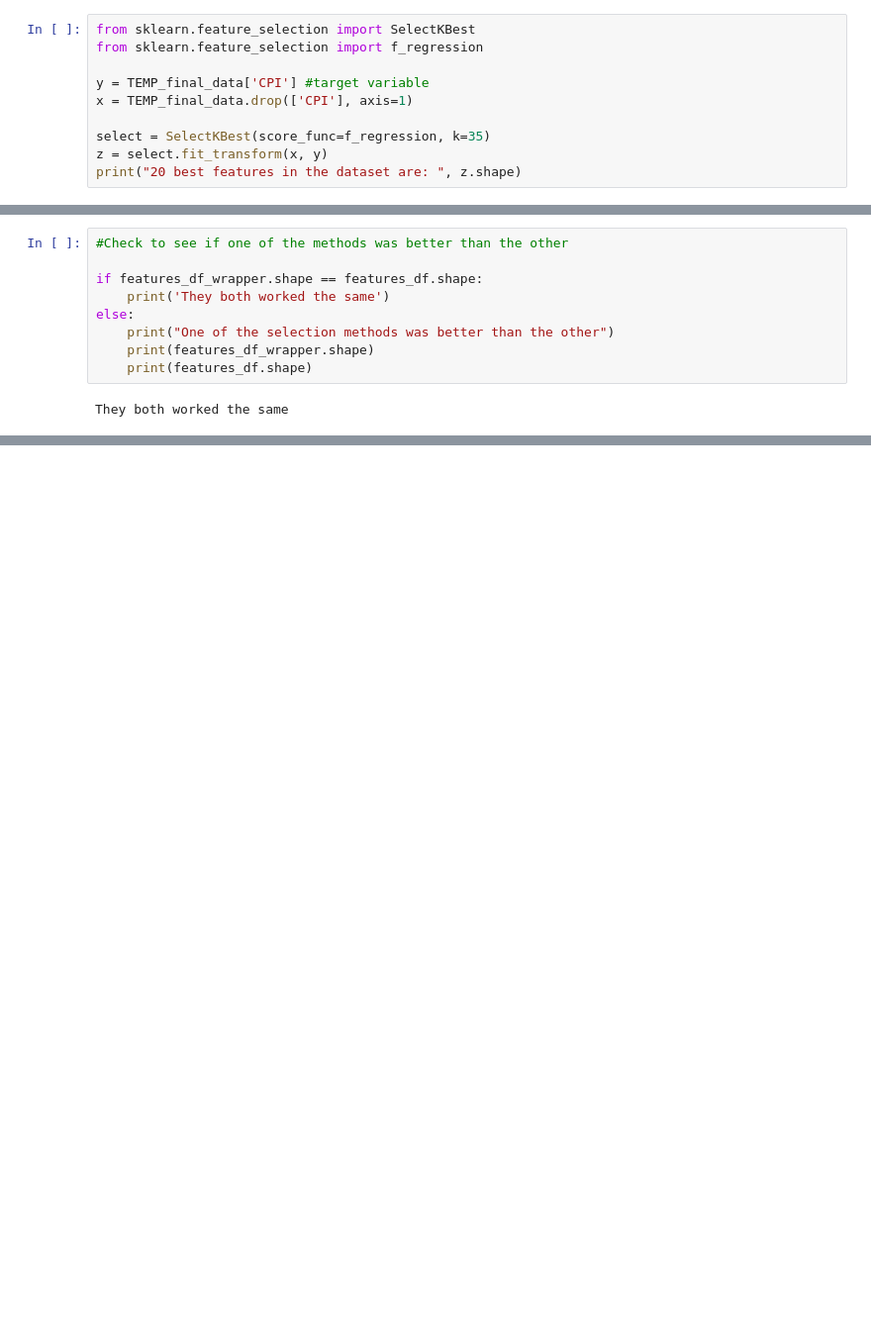
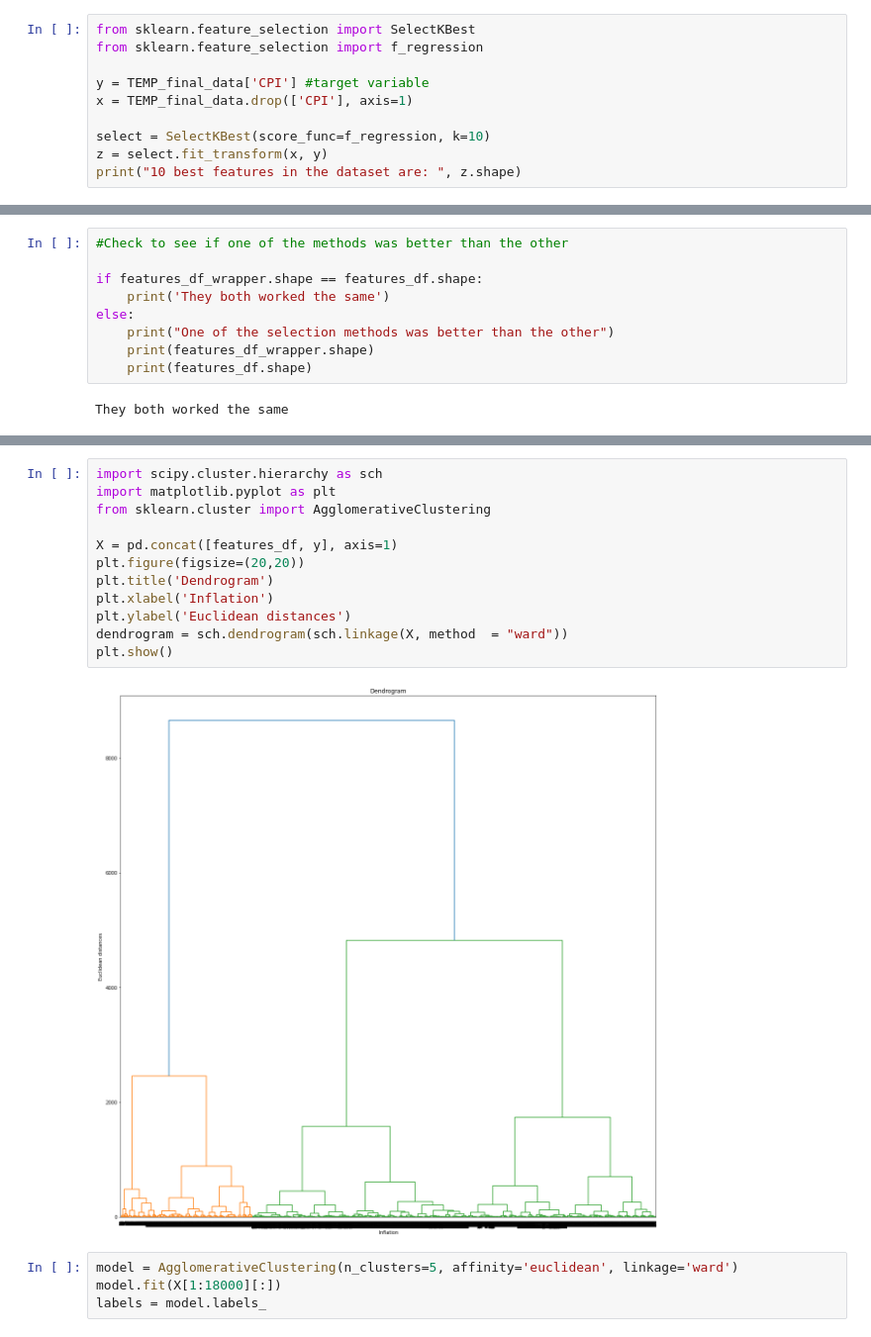
Before and after one commit to ConnorCallahan01/MLFinalProject, a Jupyter notebook: Machine Learning Final Project.ipynb, the cells around one changed output, grey strips where cells are left out. Shown at 99% size. Saved outputs shown, nothing was run; the diff lists cells and outputs as text; blank space fills up the shorter version.

```diff
--- a/Machine Learning Final Project.ipynb
+++ b/Machine Learning Final Project.ipynb
@@ -506,7 +506,7 @@ from sklearn.feature_selection import f_regression
 y = TEMP_final_data['CPI'] #target variable
 x = TEMP_final_data.drop(['CPI'], axis=1)
 
-select = SelectKBest(score_func=f_regression, k=35)
+select = SelectKBest(score_func=f_regression, k=10)
 z = select.fit_transform(x, y)
-print("20 best features in the dataset are: ", z.shape)
+print("10 best features in the dataset are: ", z.shape)
 # %% [output]
@@ -588,0 +585,18 @@ They both worked the same
+# %%
+import scipy.cluster.hierarchy as sch
+import matplotlib.pyplot as plt
+from sklearn.cluster import AgglomerativeClustering
+
+X = pd.concat([features_df, y], axis=1)
+plt.figure(figsize=(20,20))
+plt.title('Dendrogram')
+plt.xlabel('Inflation')
+plt.ylabel('Euclidean distances')
+dendrogram = sch.dendrogram(sch.linkage(X, method  = "ward"))
+plt.show()
+# %% [output]
+[figure, added]
+# %%
+model = AgglomerativeClustering(n_clusters=5, affinity='euclidean', linkage='ward')
+model.fit(X[1:18000][:])
+labels = model.labels_
```
Also changed, not shown: parts of 9 cells of this notebook.
